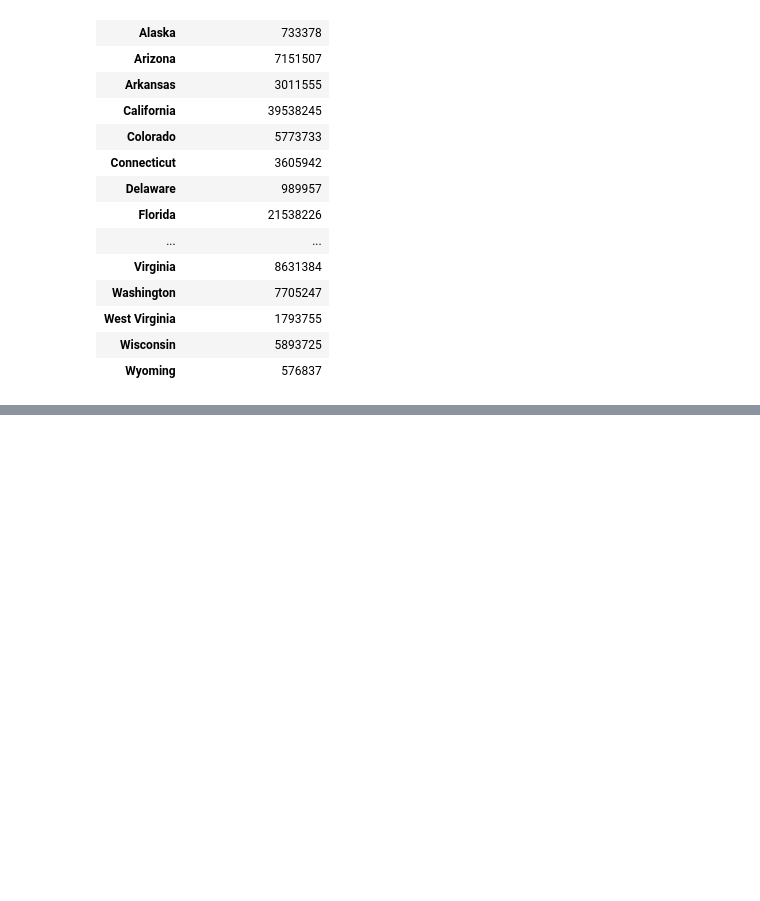
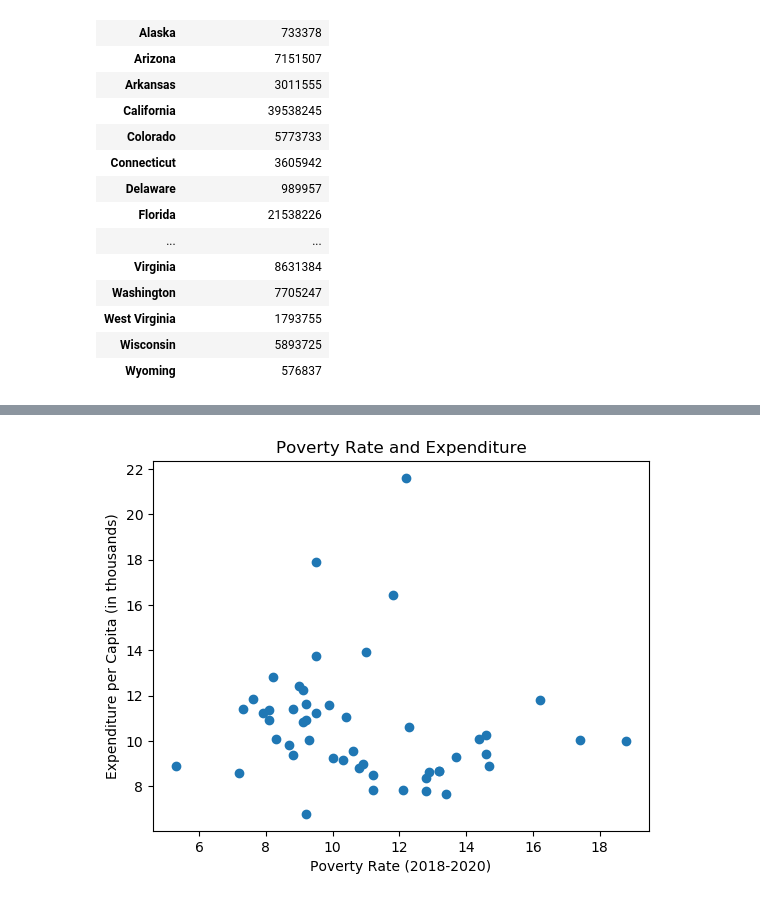
Before and after one commit to uchicago-2023-capp30122/30122-project-cappy-funding, a Jupyter notebook: clean_notebook.ipynb, the cells around one changed output, grey strips where cells are left out. Saved outputs shown, nothing was run; the diff lists cells and outputs as text; code cells hidden in the pictures; blank space fills up the shorter version.

```diff
--- a/clean_notebook.ipynb
+++ b/clean_notebook.ipynb
@@ -341,0 +620,13 @@ funding_df.to_csv("2016_cleaned_funding.csv")
+# %%
+import matplotlib.pyplot as plt
+
+y_axis = year_df.iloc[:50]["Expenditure per Capita (in thousands)"]
+x_axis = year_df.iloc[:50]["Poverty Rate (2018-2020)"]
+
+plt.scatter(x_axis, y_axis, marker = "o")
+plt.title("Poverty Rate and Expenditure")
+plt.xlabel("Poverty Rate (2018-2020)")
+plt.ylabel("Expenditure per Capita (in thousands)")
+plt.show()
+# %% [output]
+[figure, added]
```
Also changed, not shown: parts of 9 cells of this notebook.
